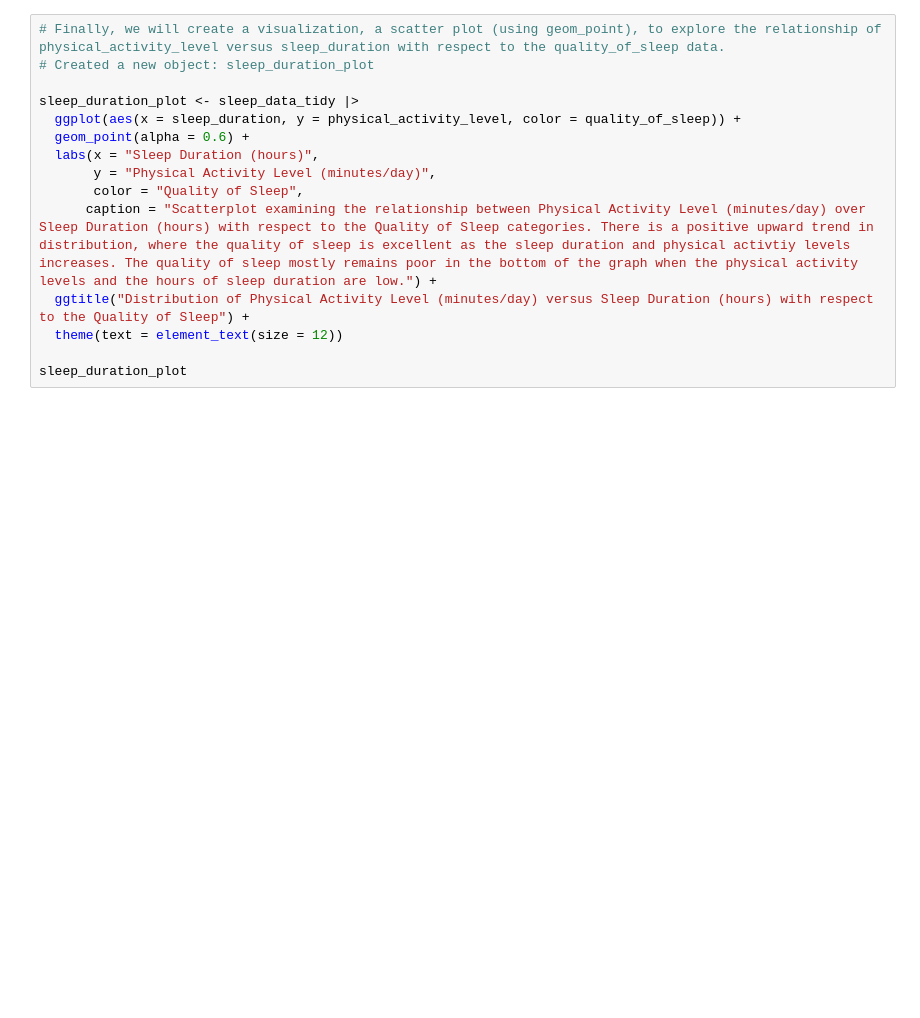
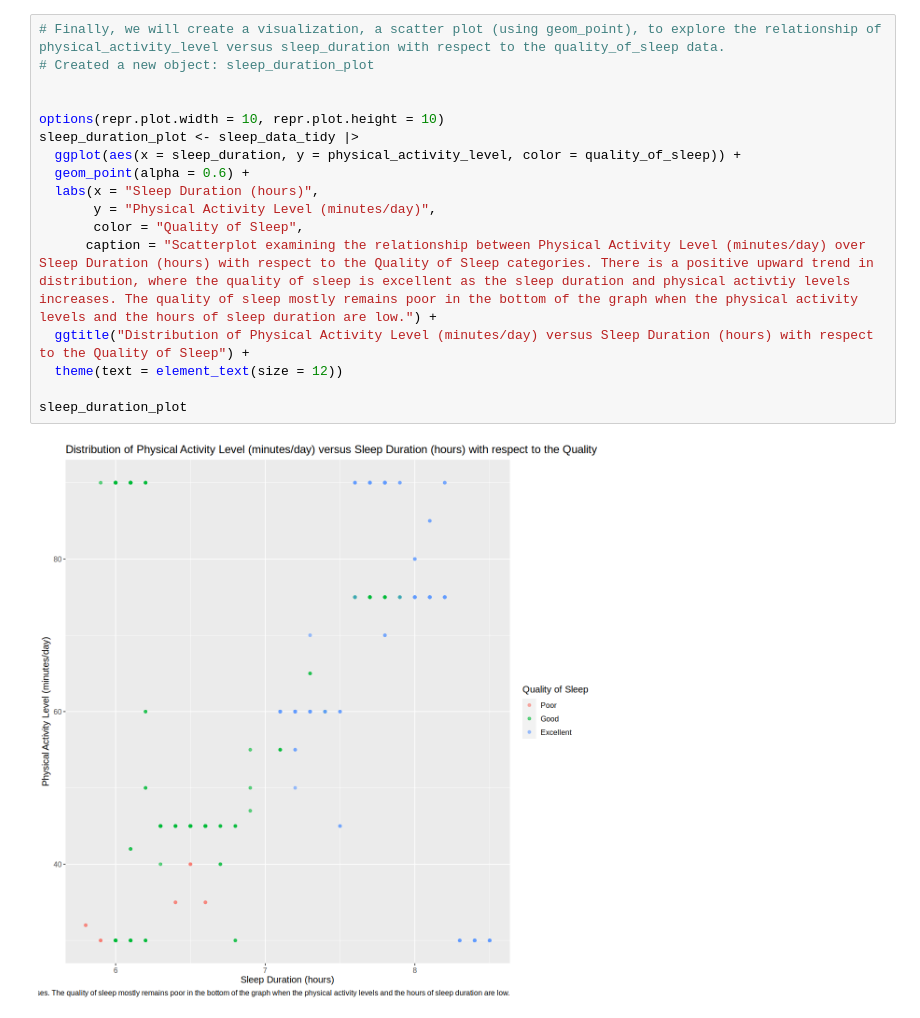
Before and after one commit to ptank1/dsci-100-2023w1-group-30, a Jupyter notebook: sleep_data_analysis.ipynb, the cells around one changed output. Drawn from its saved outputs; the diff is of its cells as text; blank space fills up the shorter version.

```diff
--- a/sleep_data_analysis.ipynb
+++ b/sleep_data_analysis.ipynb
@@ -104,18 +241,22 @@ ERROR: Error in nrow(sleep_data_tidy): object 'sleep_data_tidy' not found
 # %%
 # Finally, we will create a visualization, a scatter plot (using geom_point), to explore the relationship of physical_activity_level versus sleep_duration with respect to the quality_of_sleep data.
 # Created a new object: sleep_duration_plot
 
+
+options(repr.plot.width = 10, repr.plot.height = 10)
 sleep_duration_plot <- sleep_data_tidy |>
   ggplot(aes(x = sleep_duration, y = physical_activity_level, color = quality_of_sleep)) +
   geom_point(alpha = 0.6) +
   labs(x = "Sleep Duration (hours)",
        y = "Physical Activity Level (minutes/day)",
        color = "Quality of Sleep",
       caption = "Scatterplot examining the relationship between Physical Activity Level (minutes/day) over Sleep Duration (hours) with respect to the Quality of Sleep categories. There is a positive upward trend in distribution, where the quality of sleep is excellent as the sleep duration and physical activtiy levels increases. The quality of sleep mostly remains poor in the bottom of the graph when the physical activity levels and the hours of sleep duration are low.") +
   ggtitle("Distribution of Physical Activity Level (minutes/day) versus Sleep Duration (hours) with respect to the Quality of Sleep") +
   theme(text = element_text(size = 12))
 
 sleep_duration_plot
+# %% [output]
+[figure, added]
 # %%
 # At last, we will create an explarotary visualization, a bar graph (using geom_bar), to explore how the quality of sleep is portrayed within different gender groups (male or female).
 # This is just a curious, secondary explrotary analysis.
```
Also changed, not shown: parts of 13 cells of this notebook.
